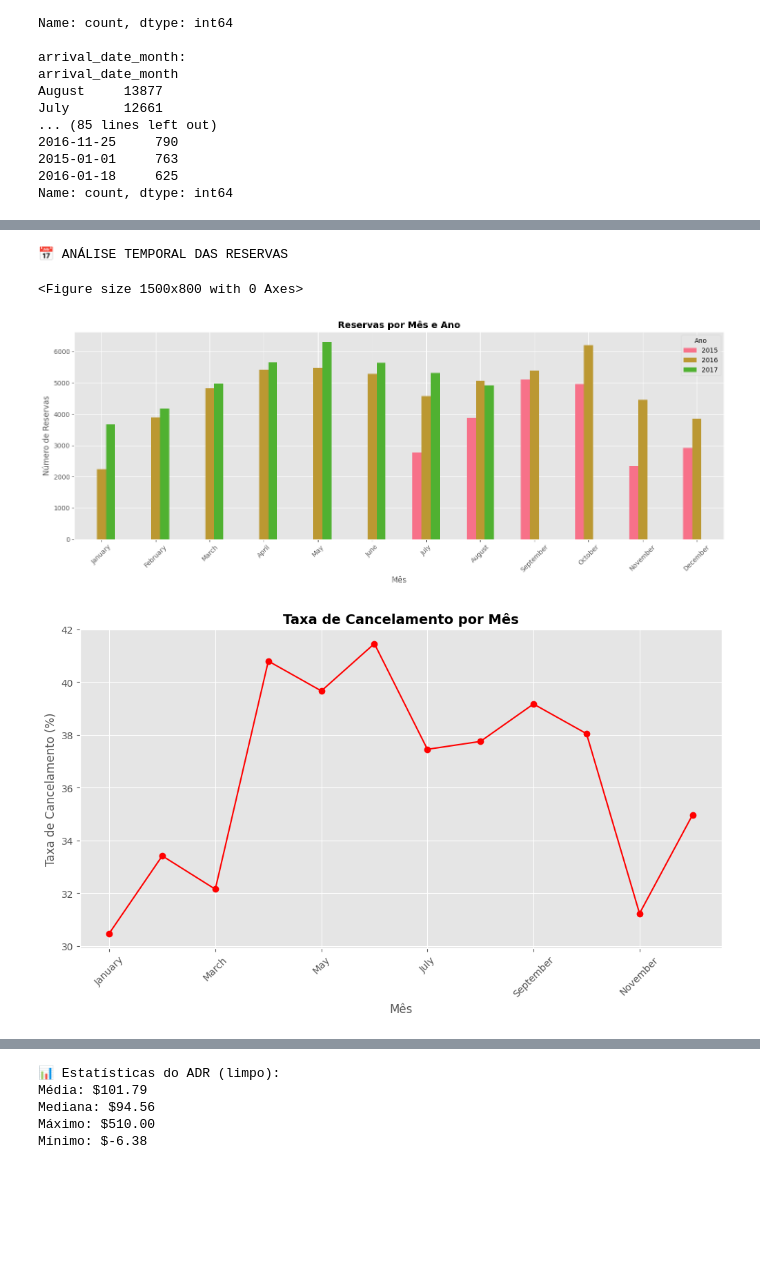
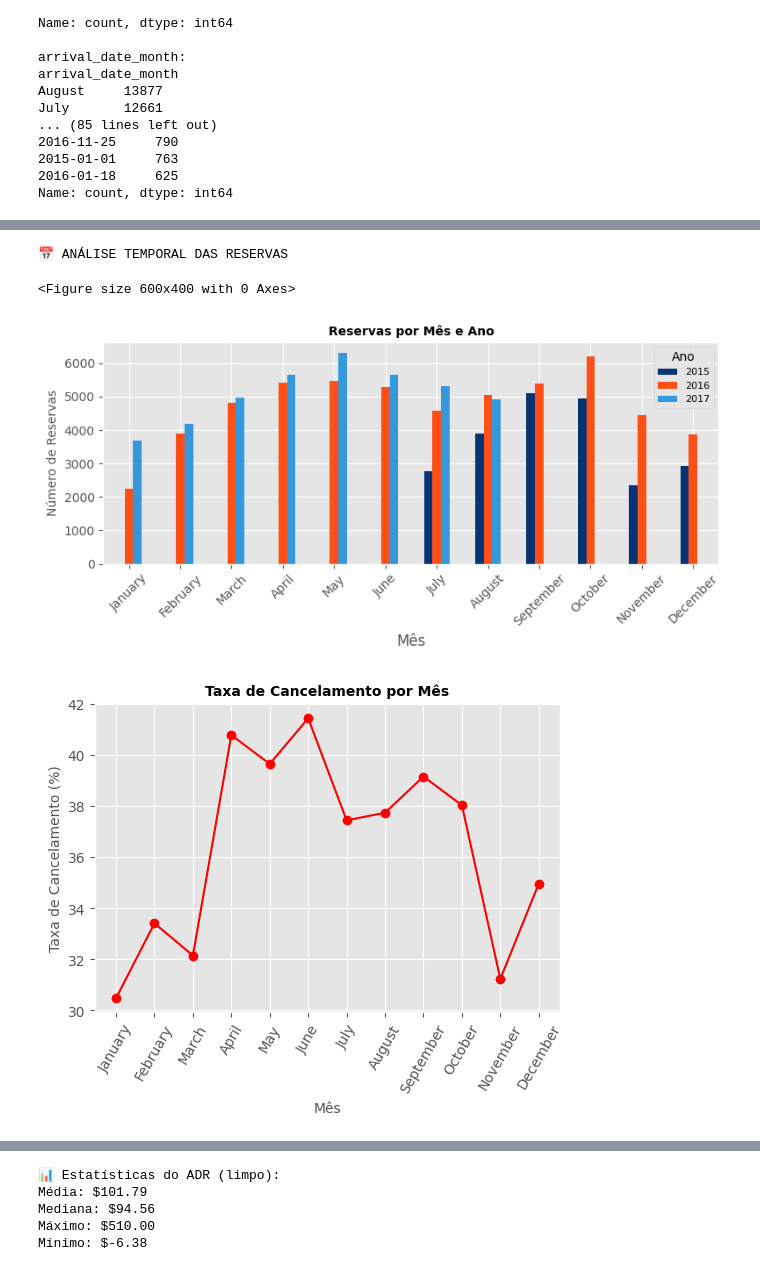
Before and after one commit to dsnato/pisi3-ufrpe, a Jupyter notebook: EDA/notebook/eda_dataset_hotel_pisi3.ipynb, the cells around one changed output, grey strips where cells are left out. Drawn from its saved outputs; the diff is of its cells as text; code cells hidden in the pictures; blank space fills up the shorter version.

```diff
--- a/EDA/notebook/eda_dataset_hotel_pisi3.ipynb
+++ b/EDA/notebook/eda_dataset_hotel_pisi3.ipynb
@@ -24,7 +42,7 @@ print("✅ Bibliotecas importadas com sucesso!")
 ✅ Bibliotecas importadas com sucesso!
 # %%
 # Carregar o dataset
-df = pd.read_csv('hotel_bookings.csv')
+df = pd.read_csv('../../ML/data/hotel_bookings.csv')
 # %%
 # Primeira visualização
 print("📊 DIMENSÕES DO DATASET:")
@@ -184,48 +208,48 @@ print(f"🏖️ Taxa Cancelamento Resort Hotel: {cancel_by_hotel['Resort Hotel']
 # %%
 print("📅 ANÁLISE TEMPORAL DAS RESERVAS")
 
 # Criar coluna de data completa
 df['arrival_date'] = pd.to_datetime(
     df['arrival_date_year'].astype(str) + '-' +
     df['arrival_date_month'] + '-' +
     df['arrival_date_day_of_month'].astype(str),
     errors='coerce'
 )
 
 # Análise por mês
 monthly_bookings = df.groupby(['arrival_date_year', 'arrival_date_month']).size().unstack(0)
 month_order = ['January', 'February', 'March', 'April', 'May', 'June',
                'July', 'August', 'September', 'October', 'November', 'December']
 monthly_bookings = monthly_bookings.reindex(month_order)
 
-plt.figure(figsize=(15, 8))
-monthly_bookings.plot(kind='bar', figsize=(15, 6))
-plt.title('Reservas por Mês e Ano', fontweight='bold', fontsize=14)
+plt.figure(figsize=(6, 4))
+monthly_bookings.plot(kind='bar', figsize=(8, 4), color=['#063472', '#FF4F19', '#3498db'])
+plt.title('Reservas por Mês e Ano', fontweight='bold', fontsize=10)
 plt.xlabel('Mês')
-plt.ylabel('Número de Reservas')
+plt.ylabel('Número de Reservas', fontsize=10)
 plt.xticks(rotation=45)
-plt.legend(title='Ano')
+plt.legend(title='Ano', fontsize=8)
 plt.tight_layout()
 plt.show()
 # %% [output]
 📅 ANÁLISE TEMPORAL DAS RESERVAS
-<Figure size 1500x800 with 0 Axes>
+<Figure size 600x400 with 0 Axes>
-[figure, old version]
+[figure, new version]
 # %%
 # Taxa de cancelamento mensal
 monthly_cancel = df.groupby('arrival_date_month')['is_canceled'].mean() * 100
 monthly_cancel = monthly_cancel.reindex(month_order)
 
-plt.figure(figsize=(12, 6))
+plt.figure(figsize=(6, 4))
 monthly_cancel.plot(kind='line', marker='o', color='red')
-plt.title('Taxa de Cancelamento por Mês', fontweight='bold', fontsize=14)
-plt.xlabel('Mês')
-plt.ylabel('Taxa de Cancelamento (%)')
-plt.xticks(rotation=45)
+plt.title('Taxa de Cancelamento por Mês', fontweight='bold', fontsize=10)
+plt.xlabel('Mês', fontsize=10)
+plt.ylabel('Taxa de Cancelamento (%)', fontsize=10)
+plt.xticks(ticks=range(len(month_order)), labels=month_order, rotation=60) # Definindo explicitamente todos os rótulos dos meses
 plt.grid(True)
 plt.show()
 # %% [output]
-[figure, old version]
+[figure, new version]
 # %%
 print("🌎 ANÁLISE GEOGRÁFICA - DISTRIBUIÇÃO POR PAÍSES")
 
```
Also changed, not shown: parts of 23 cells of this notebook.
